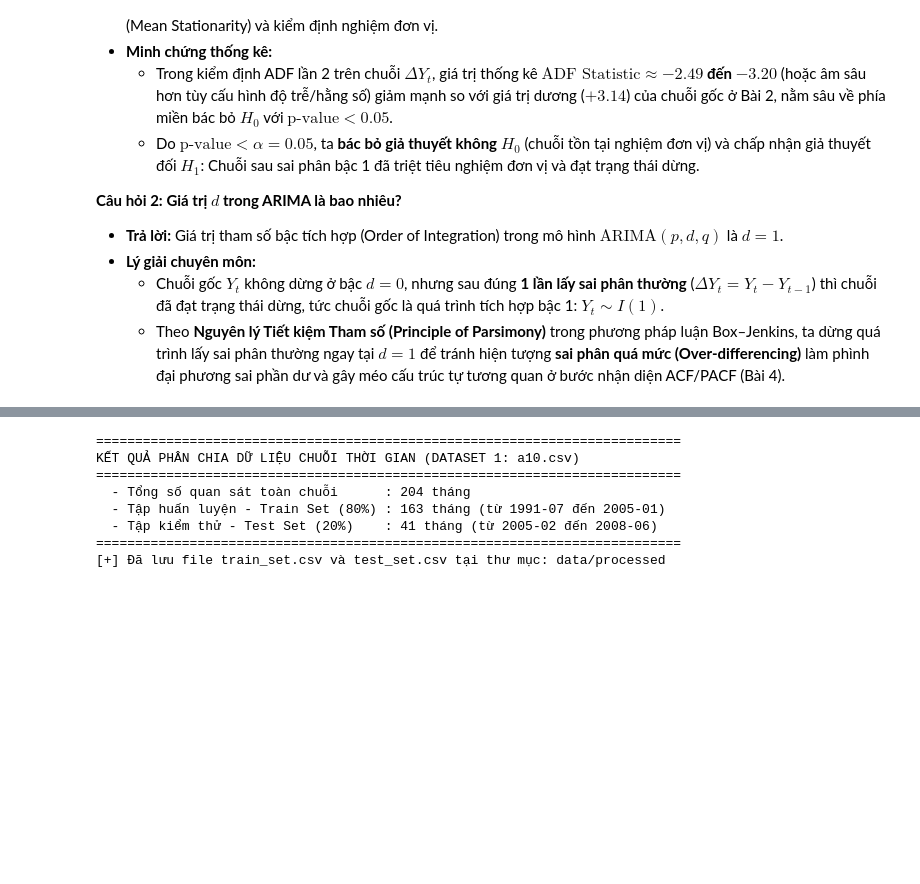
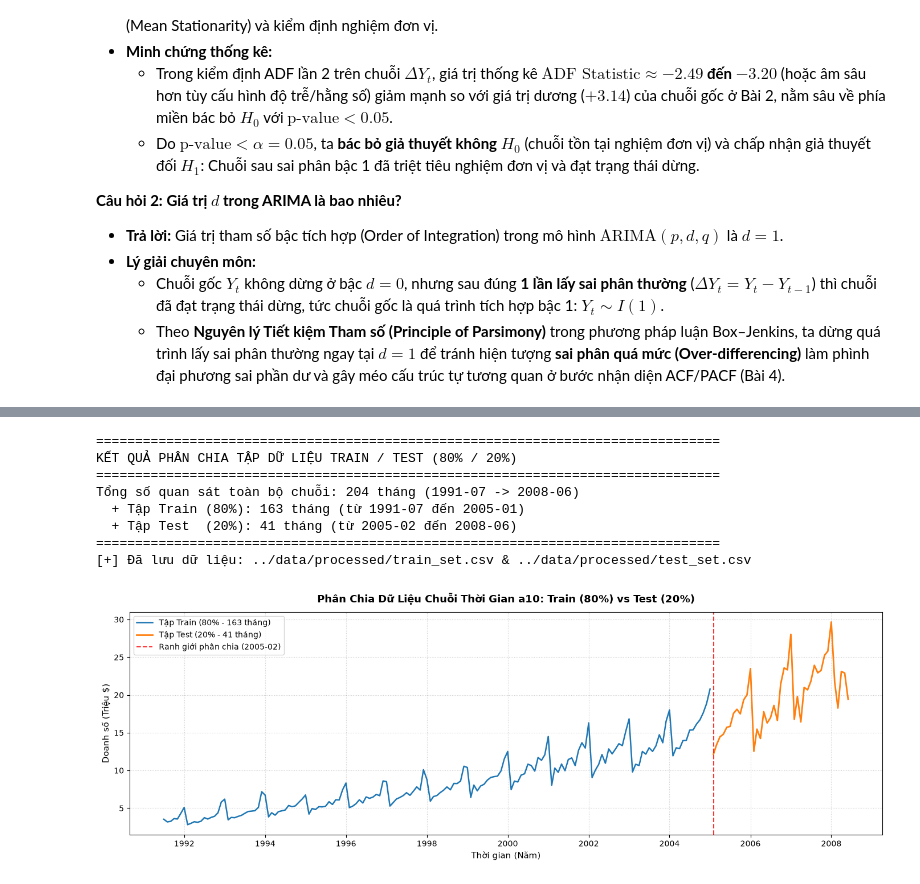
Before and after one commit to ZojithichIT/Lab2_Timeseries, a Jupyter notebook: scripts/main.ipynb, the cells around one changed output, grey strips where cells are left out. Drawn from its saved outputs; the diff is of its cells as text; code cells hidden in the pictures; blank space fills up the shorter version.

```diff
--- a/scripts/main.ipynb
+++ b/scripts/main.ipynb
@@ -758,31 +612,59 @@ Dựa trên kết quả trực quan hóa lược đồ ACF/PACF, bảng định
 # %%
-# 1. Chia tập dữ liệu Train (80%) / Test (20%) theo thứ tự thời gian (KHÔNG SHUFFLE)
-n_total = len(df)
-n_train = int(n_total * 0.80)
+# 1. Phân chia tập dữ liệu thành Train (80%) và Test (20%) theo thứ tự thời gian
+import os
+import pandas as pd
+import matplotlib.pyplot as plt
 
-train_df = df.iloc[:n_train].copy()
-test_df = df.iloc[n_train:].copy()
+# Đảm bảo đường dẫn dữ liệu linh hoạt
+if 'df' not in globals():
+    file_path = '../data/raw/a10.csv' if os.path.exists('../data/raw/a10.csv') else 'data/raw/a10.csv'
+    df = pd.read_csv(file_path, parse_dates=['date'], index_col='date').asfreq('MS')
 
-print("=" * 75)
-print("KẾT QUẢ PHÂN CHIA DỮ LIỆU CHUỖI THỜI GIAN (DATASET 1: a10.csv)")
-print("=" * 75)
-print(f"  - Tổng số quan sát toàn chuỗi      : {n_total} tháng")
-print(f"  - Tập huấn luyện - Train Set (80%) : {len(train_df)} tháng (từ {train_df.index.min().strftime('%Y-%m')} đến {train_df.index.max().strftime('%Y-%m')})")
-print(f"  - Tập kiểm thử - Test Set (20%)    : {len(test_df)} tháng (từ {test_df.index.min().strftime('%Y-%m')} đến {test_df.index.max().strftime('%Y-%m')})")
-print("=" * 75)
+# Tỷ lệ phân chia 80% Train, 20% Test (KHÔNG SHUFFLE dữ liệu)
+train_size = int(len(df) * 0.8)
+train_df = df.iloc[:train_size].copy()
+test_df = df.iloc[train_size:].copy()
 
-# Lưu trữ tập Train/Test đã xử lý vào data/processed
-proc_dir = 'data/processed' if os.path.exists('data') else '../data/processed'
-os.makedirs(proc_dir, exist_ok=True)
-train_df.to_csv(os.path.join(proc_dir, 'train_set.csv'))
-test_df.to_csv(os.path.join(proc_dir, 'test_set.csv'))
-print(f"[+] Đã lưu file train_set.csv và test_set.csv tại thư mục: {proc_dir}")
+print("=" * 80)
+print("KẾT QUẢ PHÂN CHIA TẬP DỮ LIỆU TRAIN / TEST (80% / 20%)")
+print("=" * 80)
+print(f"Tổng số quan sát toàn bộ chuỗi: {len(df)} tháng ({df.index[0].strftime('%Y-%m')} -> {df.index[-1].strftime('%Y-%m')})")
+print(f"  + Tập Train (80%): {len(train_df)} tháng (từ {train_df.index[0].strftime('%Y-%m')} đến {train_df.index[-1].strftime('%Y-%m')})")
+print(f"  + Tập Test  (20%): {len(test_df)} tháng (từ {test_df.index[0].strftime('%Y-%m')} đến {test_df.index[-1].strftime('%Y-%m')})")
+print("=" * 80)
+
+# Lưu tập Train và Test vào thư mục data/processed phục vụ lưu trữ chuẩn hóa
+processed_dir = '../data/processed' if os.path.exists('../data/processed') else 'data/processed'
+os.makedirs(processed_dir, exist_ok=True)
+train_df.to_csv(os.path.join(processed_dir, 'train_set.csv'))
+test_df.to_csv(os.path.join(processed_dir, 'test_set.csv'))
+print(f"[+] Đã lưu dữ liệu: {processed_dir}/train_set.csv & {processed_dir}/test_set.csv")
+
+# Trực quan hóa ranh giới phân chia Train / Test
+plt.figure(figsize=(14, 5))
+plt.plot(train_df.index, train_df['value'], color='#1f77b4', linewidth=1.8, label=f'Tập Train (80% - {len(train_df)} tháng)')
+plt.plot(test_df.index, test_df['value'], color='#ff7f0e', linewidth=2.0, label=f'Tập Test (20% - {len(test_df)} tháng)')
+plt.axvline(test_df.index[0], color='red', linestyle='--', linewidth=1.5, alpha=0.8, label=f'Ranh giới phân chia ({test_df.index[0].strftime("%Y-%m")})')
+
+plt.title('Phân Chia Dữ Liệu Chuỗi Thời Gian a10: Train (80%) vs Test (20%)', fontsize=13, fontweight='bold', pad=12)
+plt.xlabel('Thời gian (Năm)', fontsize=11)
+plt.ylabel('Doanh số (Triệu $)', fontsize=11)
+plt.grid(True, linestyle=':', alpha=0.6)
+plt.legend(loc='upper left', frameon=True)
+plt.tight_layout()
+
+# Lưu biểu đồ vào thư mục docs/images
+img_dir = '../docs/images' if os.path.exists('../docs/images') else 'docs/images'
+os.makedirs(img_dir, exist_ok=True)
+plt.savefig(os.path.join(img_dir, '05_train_test_split_a10.png'), dpi=300)
+plt.show()
 # %% [output]
-===========================================================================
-KẾT QUẢ PHÂN CHIA DỮ LIỆU CHUỖI THỜI GIAN (DATASET 1: a10.csv)
-===========================================================================
-  - Tổng số quan sát toàn chuỗi      : 204 tháng
-  - Tập huấn luyện - Train Set (80%) : 163 tháng (từ 1991-07 đến 2005-01)
-  - Tập kiểm thử - Test Set (20%)    : 41 tháng (từ 2005-02 đến 2008-06)
-===========================================================================
-[+] Đã lưu file train_set.csv và test_set.csv tại thư mục: data/processed
+================================================================================
+KẾT QUẢ PHÂN CHIA TẬP DỮ LIỆU TRAIN / TEST (80% / 20%)
+================================================================================
+Tổng số quan sát toàn bộ chuỗi: 204 tháng (1991-07 -> 2008-06)
+  + Tập Train (80%): 163 tháng (từ 1991-07 đến 2005-01)
+  + Tập Test  (20%): 41 tháng (từ 2005-02 đến 2008-06)
+================================================================================
+[+] Đã lưu dữ liệu: ../data/processed/train_set.csv & ../data/processed/test_set.csv
+[figure, added]
```
Also changed, not shown: parts of 31 cells of this notebook, 14 other files.
